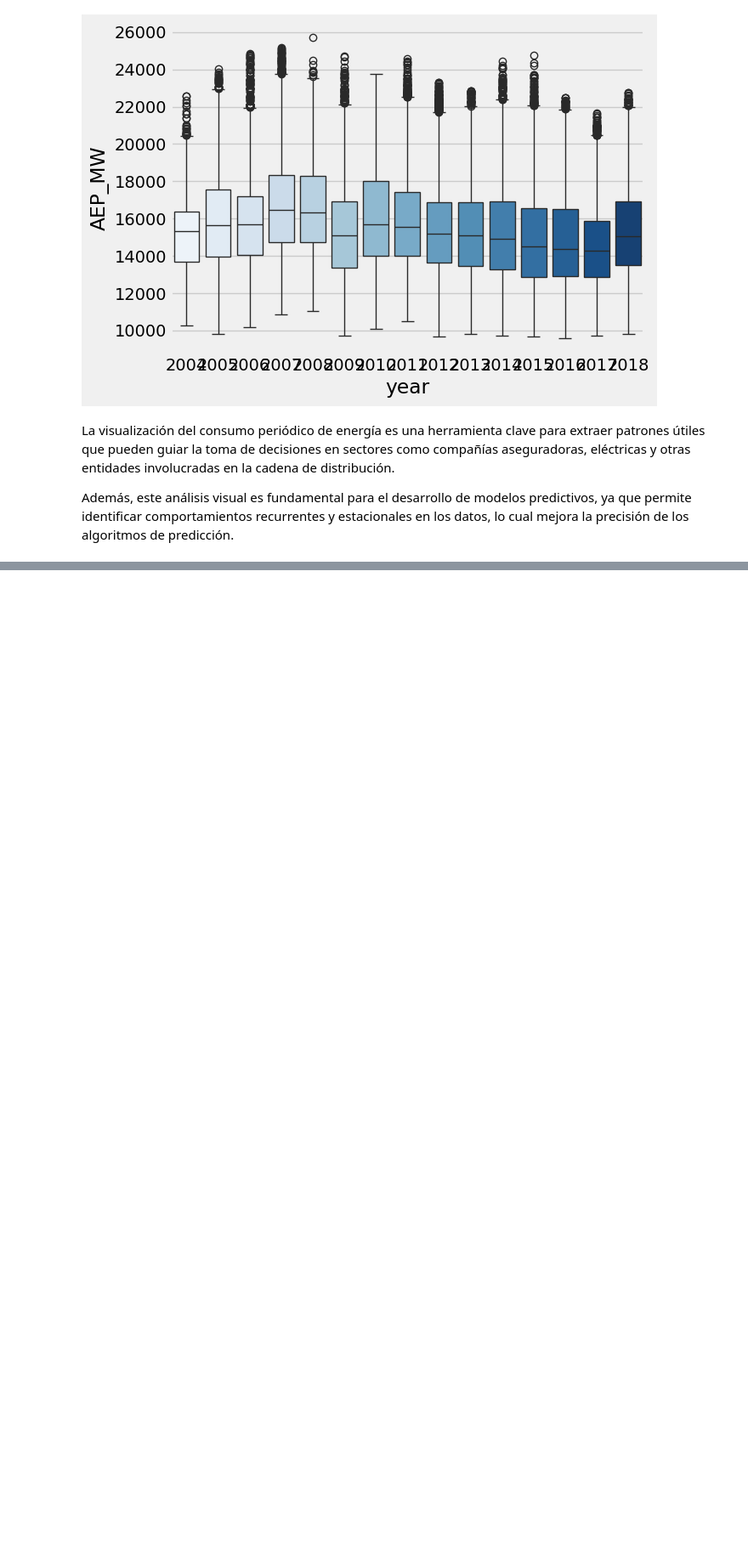
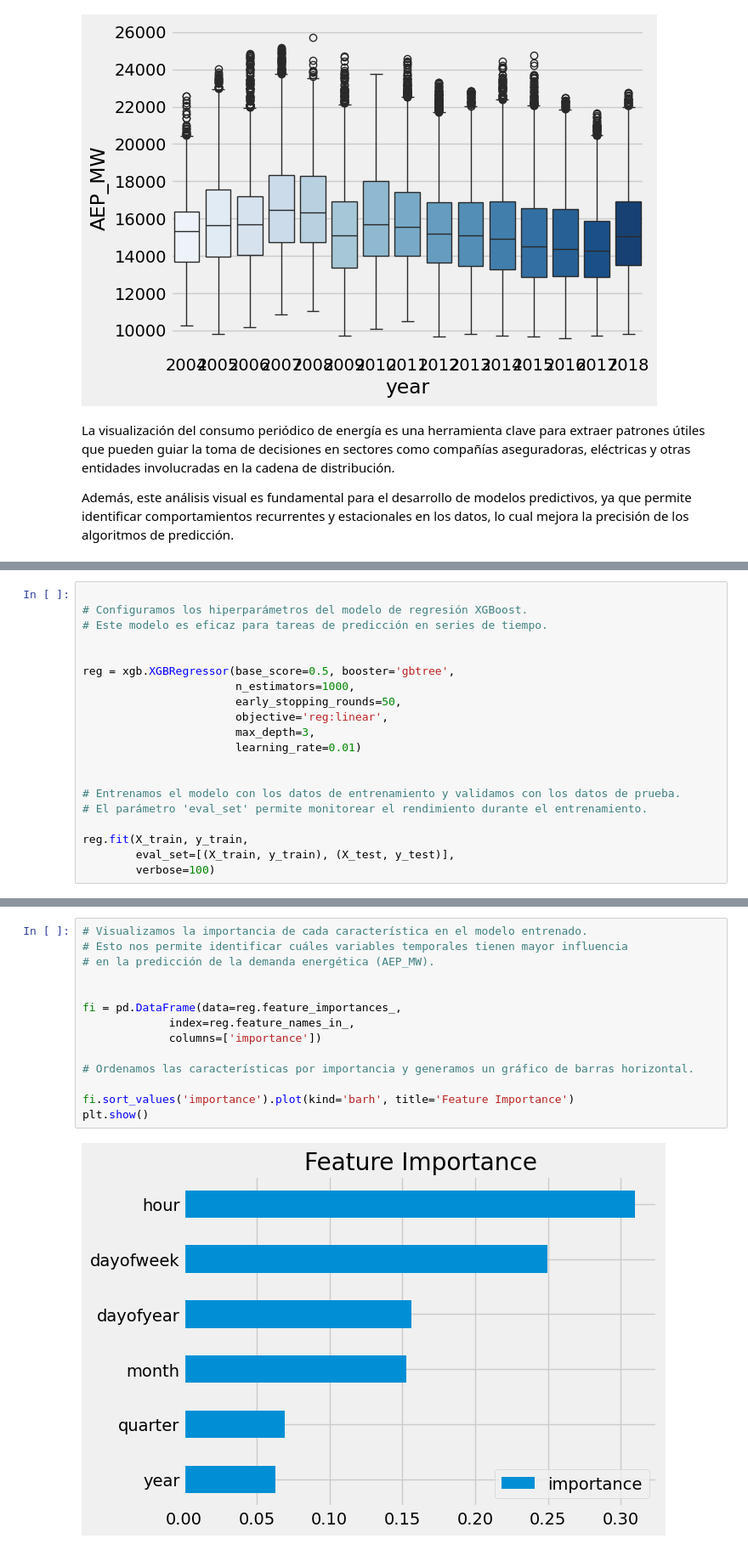
Before and after one commit to JaimeJanerAcevedo/modelo-prediccion-consumo-energetico-aep, a Jupyter notebook: energy_consumption.ipynb, the cells around one changed output, grey strips where cells are left out. Shown: that part at 85% size. Saved outputs shown, nothing was run; the diff lists cells and outputs as text; blank space fills up the shorter version.

```diff
--- a/energy_consumption.ipynb
+++ b/energy_consumption.ipynb
@@ -175,0 +200,20 @@ Además, este análisis visual es fundamental para el desarrollo de modelos pred
+# %%
+
+# Configuramos los hiperparámetros del modelo de regresión XGBoost.
+# Este modelo es eficaz para tareas de predicción en series de tiempo.
+
+
+reg = xgb.XGBRegressor(base_score=0.5, booster='gbtree',
+                       n_estimators=1000,
+                       early_stopping_rounds=50,
+                       objective='reg:linear',
+                       max_depth=3,
+                       learning_rate=0.01)
+
+
+# Entrenamos el modelo con los datos de entrenamiento y validamos con los datos de prueba.
+# El parámetro 'eval_set' permite monitorear el rendimiento durante el entrenamiento.
+
+reg.fit(X_train, y_train,
+        eval_set=[(X_train, y_train), (X_test, y_test)],
+        verbose=100)
@@ -175,0 +237,16 @@ Además, este análisis visual es fundamental para el desarrollo de modelos pred
+# %%
+# Visualizamos la importancia de cada característica en el modelo entrenado.
+# Esto nos permite identificar cuáles variables temporales tienen mayor influencia
+# en la predicción de la demanda energética (AEP_MW).
+
+
+fi = pd.DataFrame(data=reg.feature_importances_,
+             index=reg.feature_names_in_,
+             columns=['importance'])
+
+# Ordenamos las características por importancia y generamos un gráfico de barras horizontal.
+
+fi.sort_values('importance').plot(kind='barh', title='Feature Importance')
+plt.show()
+# %% [output]
+[figure, added]
```
Also changed, not shown: parts of 9 cells of this notebook.
